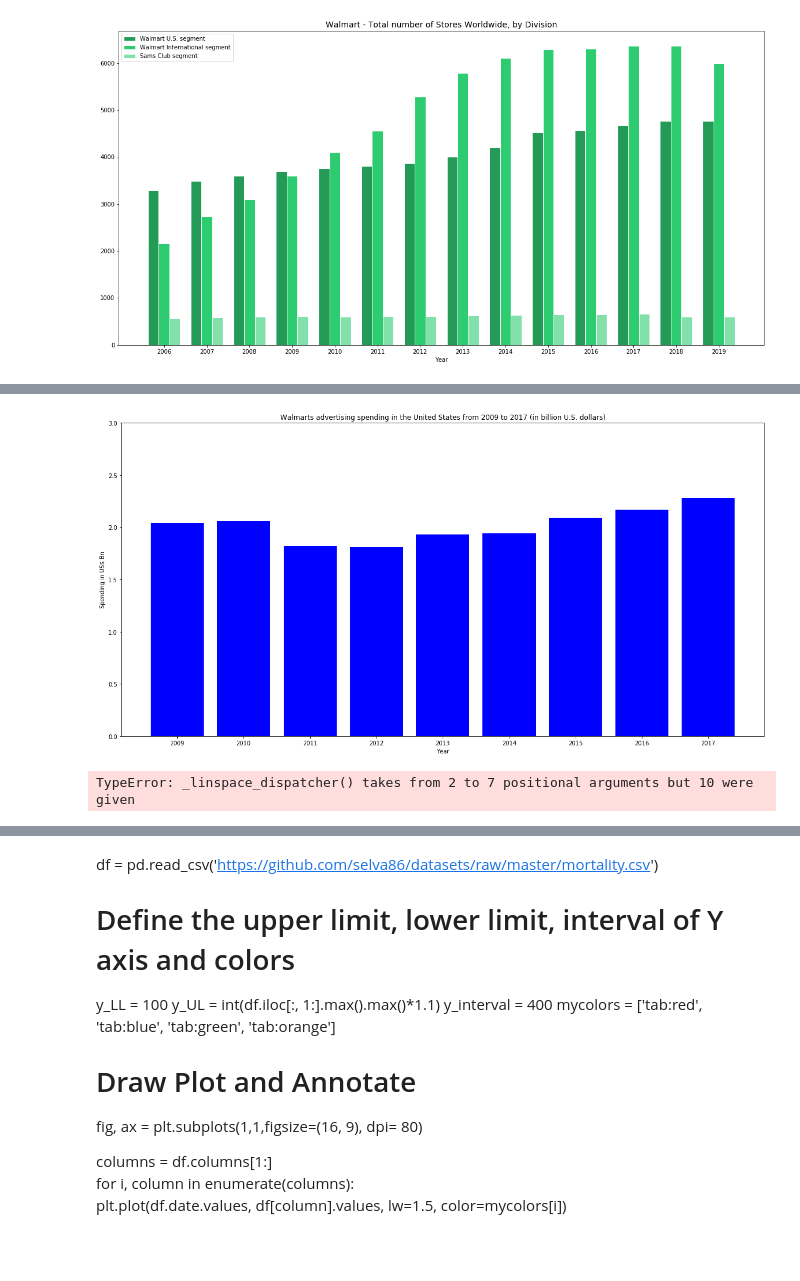
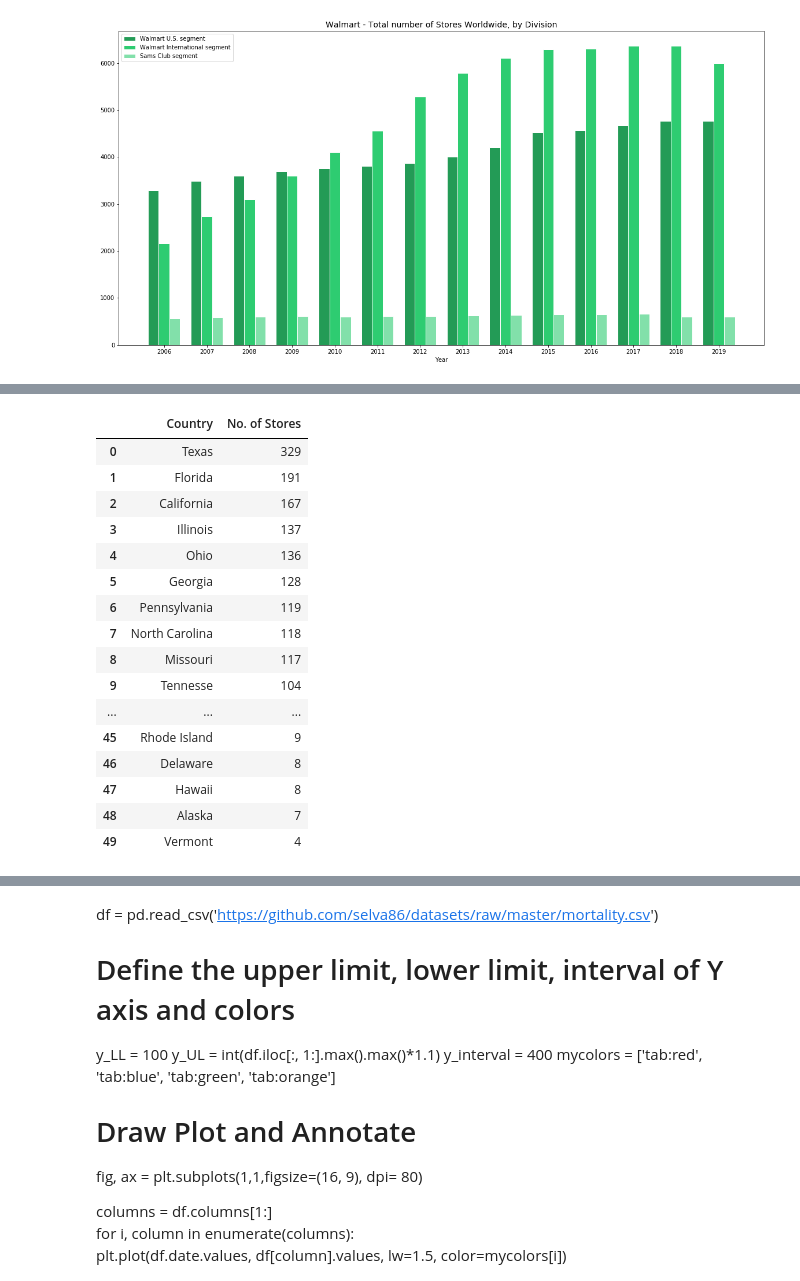
Before and after one commit to raphxcha/Open-data-project, a Jupyter notebook: WalmartOpenDataProject.ipynb, the cells around one changed output, grey strips where cells are left out. Saved outputs shown, nothing was run; the diff lists cells and outputs as text; code cells hidden in the pictures; blank space fills up the shorter version.

```diff
--- a/WalmartOpenDataProject.ipynb
+++ b/WalmartOpenDataProject.ipynb
@@ -588,45 +500,22 @@ plt.legend(loc='upper right')
-# %%
-# Fake dataset
-height = [2.04, 2.06, 1.82, 1.81, 1.93, 1.94, 2.09, 2.17, 2.28]
-bars = ('2009', '2010', '2011', '2012', '2013', '2014', '2015', '2016', '2017')
-y_pos = np.arange(len(bars))
-
-# Create bars and choose color
-plt.bar(y_pos, height, color ='blue')
-
-# Add title and axis names
-plt.title('Walmarts advertising spending in the United States from 2009 to 2017 (in billion U.S. dollars)')
-plt.xlabel('Year')
-plt.ylabel('Spending in US$ Bn')
-
-# Limits for the Y axis
-plt.ylim(0,3)
-
-# Create names
-plt.xticks(y_pos, bars)
-
-# Show graphic
-plt.show()
-# %% [output]
-[figure, removed]
-# %%
-x1 = np.linspace(2009, 2010, 2011, 2012, 2013, 2014, 2015, 2016, 2017, 2018)
-x2 = np.linspace(2009, 2010, 2011, 2012, 2013, 2014, 2015, 2016, 2017)
-
-plt.ylim(0,550.00)
-plt.ylim(0,3)
-
-
-plt.subplot(401.09, 404.74, 418.50, 443.42, 465.60, 473.08, 482.23, 478.61, 485.87, 500.34)
-plt.plot(x1, y1, 'o-')
-plt.title('Walmarts advertising spending vs.Walmarts net sales from 2009 to 2017 (in billion U.S. dollars)')
-plt.ylabel('Damped oscillation')
-
-plt.subplot(2.04, 2.06, 1.82, 1.81, 1.93, 1.94, 2.09, 2.17, 2.28)
-plt.plot(x2, y2, '.-')
-plt.xlabel('time (s)')
-plt.ylabel('Undamped')
-
-plt.show()
-# %% [output]
-TypeError: _linspace_dispatcher() takes from 2 to 7 positional arguments but 10 were given
+# %%
+excel_data_df = pd.read_excel('XLS_files\walmart_chart.xlsx', sheet_name='Chart 13', skiprows= 1)
+# %%
+excel_data_df.head(52)
+# %% [output]
+|  | Country | No. of Stores |
+| 0 | Texas | 329 |
+| 1 | Florida | 191 |
+| 2 | California | 167 |
+| 3 | Illinois | 137 |
+| 4 | Ohio | 136 |
+| 5 | Georgia | 128 |
+| 6 | Pennsylvania | 119 |
+| 7 | North Carolina | 118 |
+| 8 | Missouri | 117 |
+| 9 | Tennesse | 104 |
+| ... | ... | ... |
+| 45 | Rhode Island | 9 |
+| 46 | Delaware | 8 |
+| 47 | Hawaii | 8 |
+| 48 | Alaska | 7 |
+| 49 | Vermont | 4 |
```
Also changed, not shown: parts of 55 cells of this notebook.
